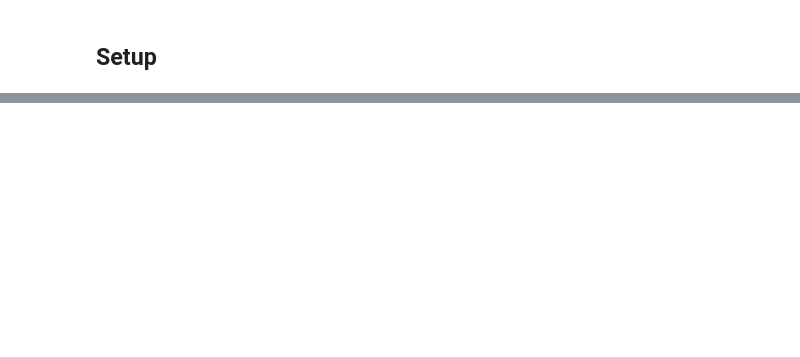
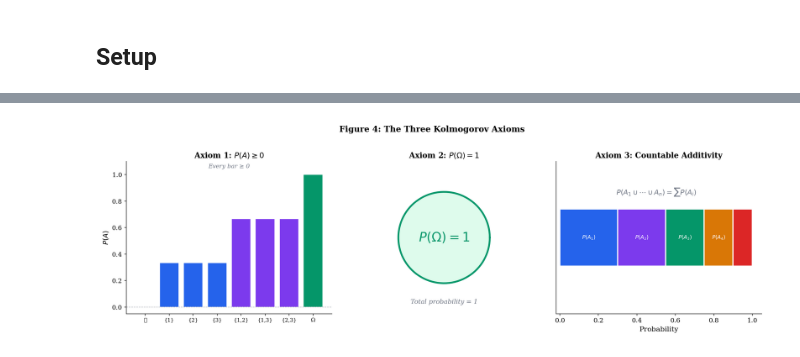
Before and after one commit to jonx0037/formalStatistics, a Jupyter notebook: notebooks/sample-spaces/01_sample_spaces_events_axioms.ipynb, the cells around one changed output, grey strips where cells are left out. Drawn from its saved outputs; the diff is of its cells as text; code cells hidden in the pictures; blank space fills up the shorter version.

```diff
--- a/notebooks/sample-spaces/01_sample_spaces_events_axioms.ipynb
+++ b/notebooks/sample-spaces/01_sample_spaces_events_axioms.ipynb
@@ -52,0 +445,66 @@ import numpy as npimport matplotlib.pyplot as pltfrom matplotlib.gridspec import
+# %%
+# ── Figure 4: Visual representation of the Kolmogorov axioms ─────────────────
+
+fig, axes = plt.subplots(1, 3, figsize=(16, 5))
+
+# Panel 1: Non-negativity — bar chart of P(A) for all events of a 3-sided "die"
+ax = axes[0]
+omega = [1, 2, 3]
+events = ['∅', '{1}', '{2}', '{3}', '{1,2}', '{1,3}', '{2,3}', 'Ω']
+probs = [0, 1/3, 1/3, 1/3, 2/3, 2/3, 2/3, 1]
+colors = [C['muted']] + [C['primary']]*3 + [C['secondary']]*3 + [C['accent']]
+ax.bar(range(len(events)), probs, color=colors, edgecolor='white', linewidth=1)
+ax.set_xticks(range(len(events)))
+ax.set_xticklabels(events, fontsize=9)
+ax.set_ylabel('$P(A)$')
+ax.set_ylim(-0.05, 1.1)
+ax.axhline(y=0, color=C['muted'], linestyle='--', linewidth=0.8, alpha=0.5)
+ax.set_title('Axiom 1: $P(A) \geq 0$', fontsize=13)
+ax.text(3.5, 1.05, 'Every bar ≥ 0', ha='center', fontsize=10, color=C['muted'],
+        style='italic')
+
+# Panel 2: Normalization — P(Ω) = 1
+ax = axes[1]
+theta = np.linspace(0, 2*np.pi, 100)
+ax.fill(0.9*np.cos(theta), 0.9*np.sin(theta), color=C['lt_green'], alpha=0.7)
+ax.plot(0.9*np.cos(theta), 0.9*np.sin(theta), color=C['accent'], linewidth=3)
+ax.text(0, 0, '$P(\Omega) = 1$', ha='center', va='center', fontsize=22,
+        fontweight='bold', color=C['accent'])
+ax.text(0, -1.3, 'Total probability = 1', ha='center', fontsize=11, color=C['muted'],
+        style='italic')
+ax.set_xlim(-1.5, 1.5)
+ax.set_ylim(-1.5, 1.5)
+ax.set_aspect('equal')
+ax.axis('off')
+ax.set_title('Axiom 2: $P(\Omega) = 1$', fontsize=13)
+
+# Panel 3: Countable additivity — disjoint pieces sum
+ax = axes[2]
+# Stack of disjoint blocks
+block_probs = [0.30, 0.25, 0.20, 0.15, 0.10]
+block_colors = [C['primary'], C['secondary'], C['accent'], C['warning'], C['danger']]
+bottom = 0
+for i, (p, c) in enumerate(zip(block_probs, block_colors)):
+    ax.barh(0, p, left=bottom, height=0.6, color=c, edgecolor='white', linewidth=2)
+    if p >= 0.15:
+        ax.text(bottom + p/2, 0, f'$P(A_{i+1})$', ha='center', va='center',
+                fontsize=9, color='white', fontweight='bold')
+    bottom += p
+
+ax.set_xlim(-0.02, 1.05)
+ax.set_ylim(-0.8, 0.8)
+ax.set_xlabel('Probability')
+ax.set_yticks([])
+
+# Brace annotation
+ax.annotate('$P(A_1 \cup \cdots \cup A_n) = \sum P(A_i)$',
+            xy=(0.5, 0.45), fontsize=12, ha='center', color=C['muted'],
+            fontweight='bold')
+ax.set_title('Axiom 3: Countable Additivity', fontsize=13)
+
+plt.suptitle('Figure 4: The Three Kolmogorov Axioms', fontsize=14, fontweight='bold', y=1.02)
+plt.tight_layout()
+plt.savefig('kolmogorov-axioms.png', dpi=150, bbox_inches='tight')
+plt.show()
+# %% [output]
+[figure, added]
```
Also changed, not shown: parts of 48 cells of this notebook, 30 other files.
